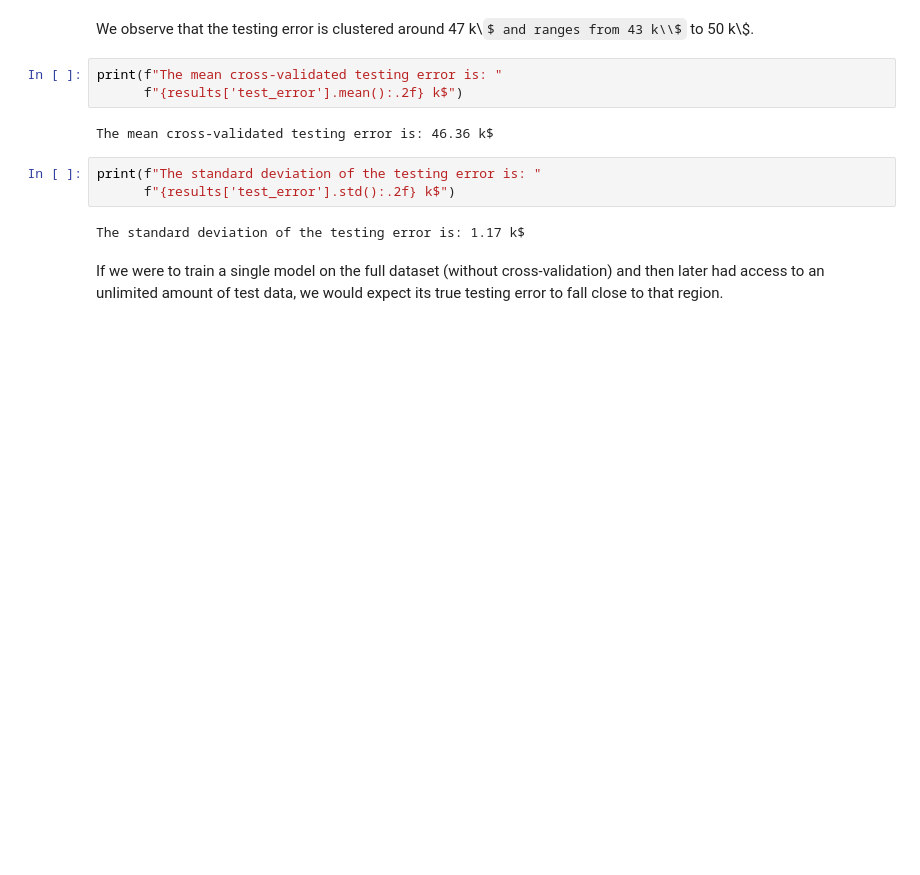
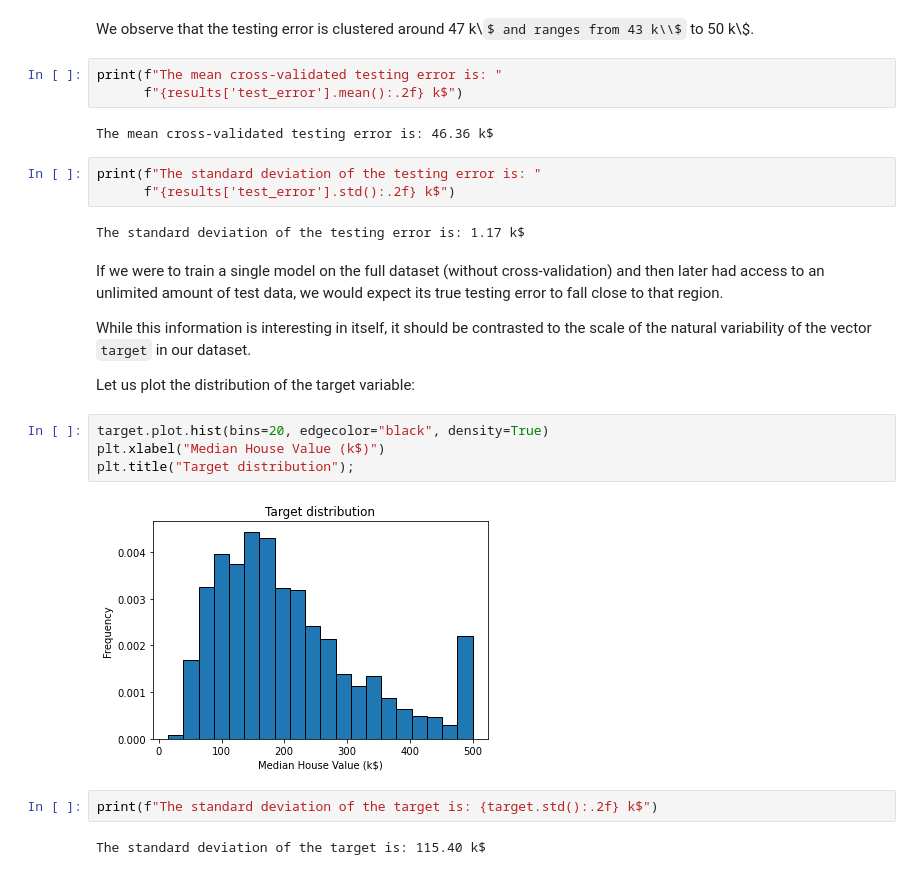
Before and after one commit to skacem/Learning-Machine-Learning, a Jupyter notebook: Scikit-learn/201_overfitting_underfitting.ipynb, the cells around one changed output. Saved outputs shown, nothing was run; the diff lists cells and outputs as text; some formulas as TeX source; blank space fills up the shorter version.

```diff
--- a/Scikit-learn/201_overfitting_underfitting.ipynb
+++ b/Scikit-learn/201_overfitting_underfitting.ipynb
@@ -218,3 +218,17 @@ print(f"The standard deviation of the testing error is: "
 The standard deviation of the testing error is: 1.17 k$
 # %% [markdown]
 If we were to train a single model on the full dataset (without cross-validation) and then later had access to an unlimited amount of test data, we would expect its true testing error to fall close to that region.
+
+While this information is interesting in itself, it should be contrasted to the scale of the natural variability of the vector `target` in our dataset.
+
+Let us plot the distribution of the target variable:
+# %%
+target.plot.hist(bins=20, edgecolor="black", density=True)
+plt.xlabel("Median House Value (k$)")
+plt.title("Target distribution");
+# %% [output]
+[figure, added]
+# %%
+print(f"The standard deviation of the target is: {target.std():.2f} k$")
+# %% [output]
+The standard deviation of the target is: 115.40 k$
```
Also changed, not shown: parts of 8 cells of this notebook.
